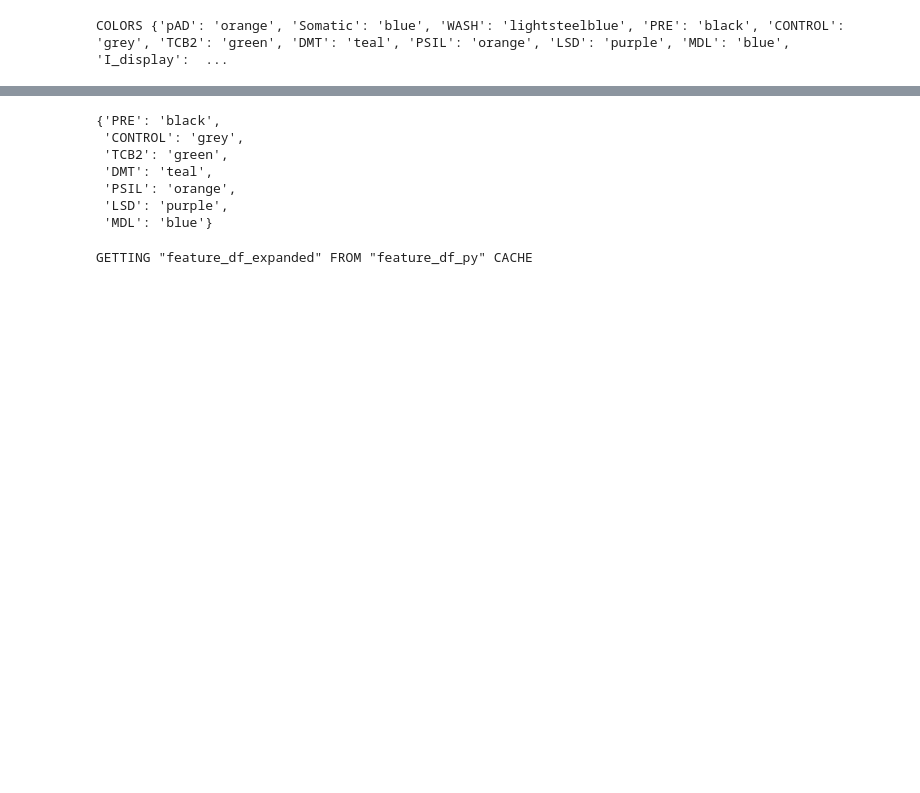
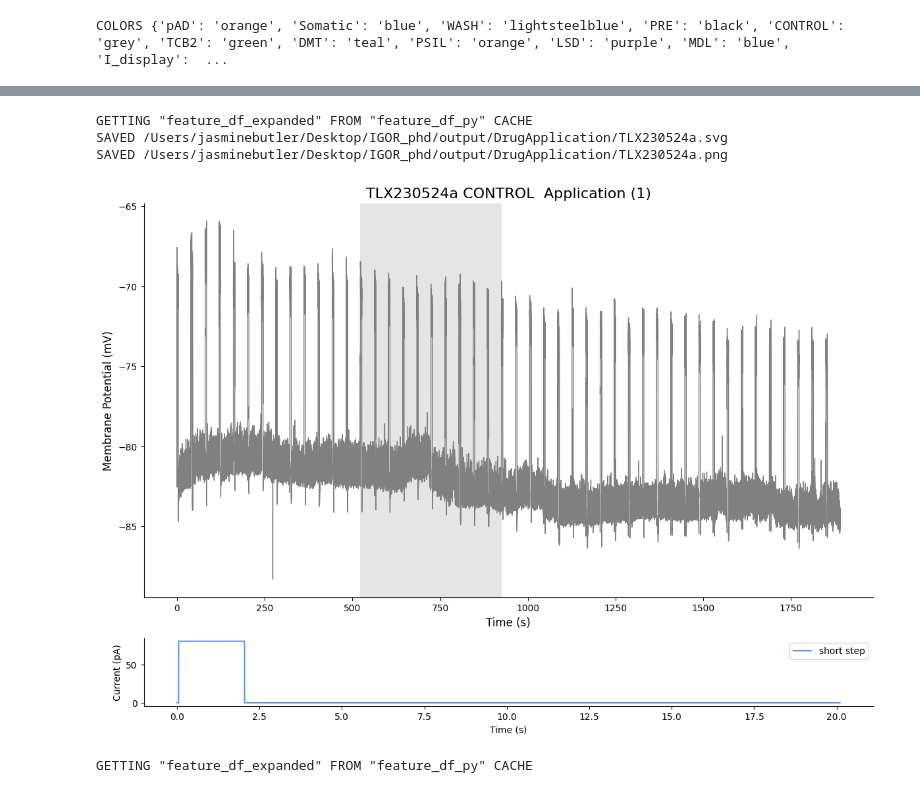
Before and after one commit to jjb-hub/IGOR_phd, a Jupyter notebook: PATCH_DADDY_thebook.ipynb, the cells around one changed output, grey strips where cells are left out. Cells and saved outputs as stored; diff of their text form; code cells hidden in the pictures; blank space fills up the shorter version.

Commit message:
aplication visualisation builders made

```diff
--- a/PATCH_DADDY_thebook.ipynb
+++ b/PATCH_DADDY_thebook.ipynb
@@ -68,22 +101,21 @@ GETTING "feature_df_expanded" FROM "feature_df_py" CACHE
 # %%
 #Initial Trace Plotting
+getorBuildApplicationFig(filename, 'TLX230524a', from_scratch=True)
+
+#build a looper for all drug AP
+
 
 #not working as run out of active memeory change pdf style to .svg and cashe
 # drug_aplication_visualisation(feature_df, {OUTPUT_DIR}, color_dict) # generates PDF of drug aplications # in plotters in utils
 
 # plot_all_FI_curves(feature_df,  color_dict)  # generates PDF with all FI curves for single cell labed with drug and aplication order #### MAKE HZ NOT APs per sweep also isnt it in pA not nA??
 
 # plot_FI_AP_curves(feature_df) #generated PDF with FI-AP for each cell
-
-getColors(filename)
 # %% [output]
-{'PRE': 'black',
- 'CONTROL': 'grey',
- 'TCB2': 'green',
- 'DMT': 'teal',
- 'PSIL': 'orange',
- 'LSD': 'purple',
- 'MDL': 'blue'}
+GETTING "feature_df_expanded" FROM "feature_df_py" CACHE
+SAVED /Users/jasminebutler/Desktop/IGOR_phd/output/DrugApplication/TLX230524a.svg
+SAVED /Users/jasminebutler/Desktop/IGOR_phd/output/DrugApplication/TLX230524a.png
+[figure, added]
 # %%
 #this function is dependant on values from feature_df_expanded
 #this will generate all plots that could also be gotten by getorbuildHistogram(finename, identifier) #FIX ME
```
Also changed, not shown: parts of 3 cells of this notebook, 2 other files.
